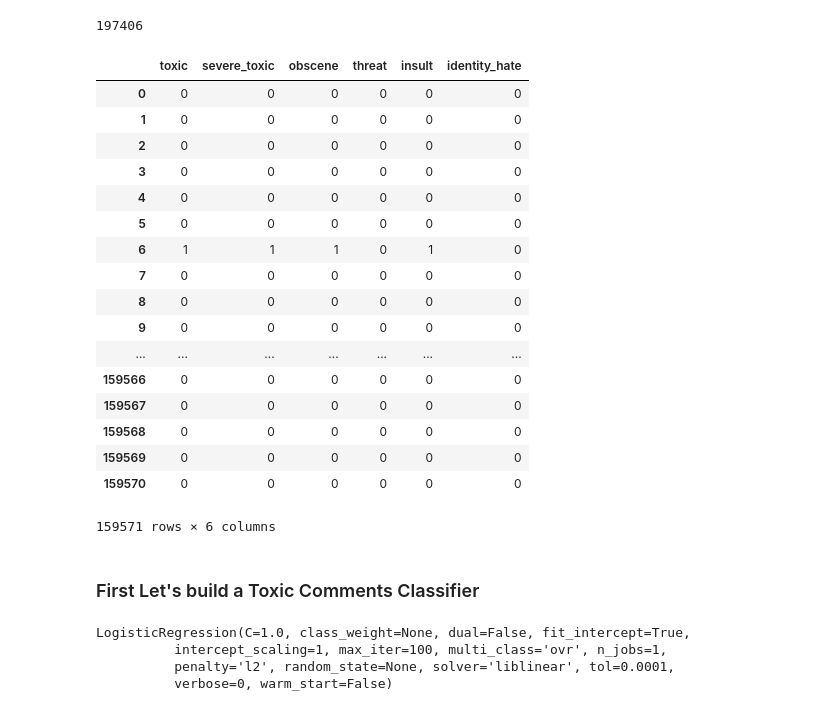
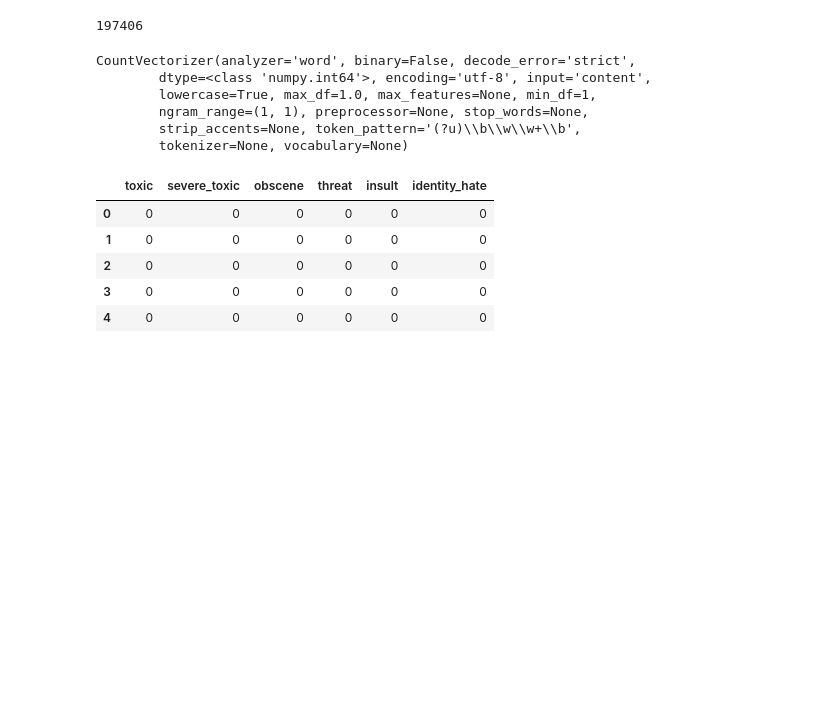
Before and after one commit to angrybayblade/jigsaw-toxic-comments-sentiment-analysis, a Jupyter notebook: Plain Text Analysis.ipynb, the cells around one changed output. Saved outputs shown, nothing was run; the diff lists cells and outputs as text; code cells hidden in the pictures; blank space fills up the shorter version.

Commit message:
multioutput build

```diff
--- a/Plain Text Analysis.ipynb
+++ b/Plain Text Analysis.ipynb
@@ -49,29 +50,23 @@ from sklearn.feature_extraction.text import CountVectorizer
 # %%
 cv = CountVectorizer()
 # %%
-features = cv.fit_transform(df.comment_text_clean.values.reshape(-1))
+cv.fit(df.comment_text_clean.values.reshape(-1))
+# %% [output]
+CountVectorizer(analyzer='word', binary=False, decode_error='strict',
+        dtype=<class 'numpy.int64'>, encoding='utf-8', input='content',
+        lowercase=True, max_df=1.0, max_features=None, min_df=1,
+        ngram_range=(1, 1), preprocessor=None, stop_words=None,
+        strip_accents=None, token_pattern='(?u)\\b\\w\\w+\\b',
+        tokenizer=None, vocabulary=None)
 # %%
-labels = df[["toxic","severe_toxic","obscene","threat","insult","identity_hate"]].copy()
+target = ["toxic","severe_toxic","obscene","threat","insult","identity_hate"]
+labels = df[target].copy()
 # %%
-labels
+labels.head()
 # %% [output]
 |  | toxic | severe_toxic | obscene | threat | insult | identity_hate |
 | 0 | 0 | 0 | 0 | 0 | 0 | 0 |
 | 1 | 0 | 0 | 0 | 0 | 0 | 0 |
 | 2 | 0 | 0 | 0 | 0 | 0 | 0 |
 | 3 | 0 | 0 | 0 | 0 | 0 | 0 |
 | 4 | 0 | 0 | 0 | 0 | 0 | 0 |
-| 5 | 0 | 0 | 0 | 0 | 0 | 0 |
-| 6 | 1 | 1 | 1 | 0 | 1 | 0 |
-| 7 | 0 | 0 | 0 | 0 | 0 | 0 |
-| 8 | 0 | 0 | 0 | 0 | 0 | 0 |
-| 9 | 0 | 0 | 0 | 0 | 0 | 0 |
-| ... | ... | ... | ... | ... | ... | ... |
-| 159566 | 0 | 0 | 0 | 0 | 0 | 0 |
-| 159567 | 0 | 0 | 0 | 0 | 0 | 0 |
-| 159568 | 0 | 0 | 0 | 0 | 0 | 0 |
-| 159569 | 0 | 0 | 0 | 0 | 0 | 0 |
-| 159570 | 0 | 0 | 0 | 0 | 0 | 0 |
-159571 rows × 6 columns
-# %% [markdown]
-### First Let's build a Toxic Comments Classifier
@@ -87,7 +83,0 @@ log = LogisticRegression()
-# %%
-log.fit(X,Y)
-# %% [output]
-LogisticRegression(C=1.0, class_weight=None, dual=False, fit_intercept=True,
-          intercept_scaling=1, max_iter=100, multi_class='ovr', n_jobs=1,
-          penalty='l2', random_state=None, solver='liblinear', tol=0.0001,
-          verbose=0, warm_start=False)
```
Also changed, not shown: parts of 22 cells of this notebook, 5 other files.
